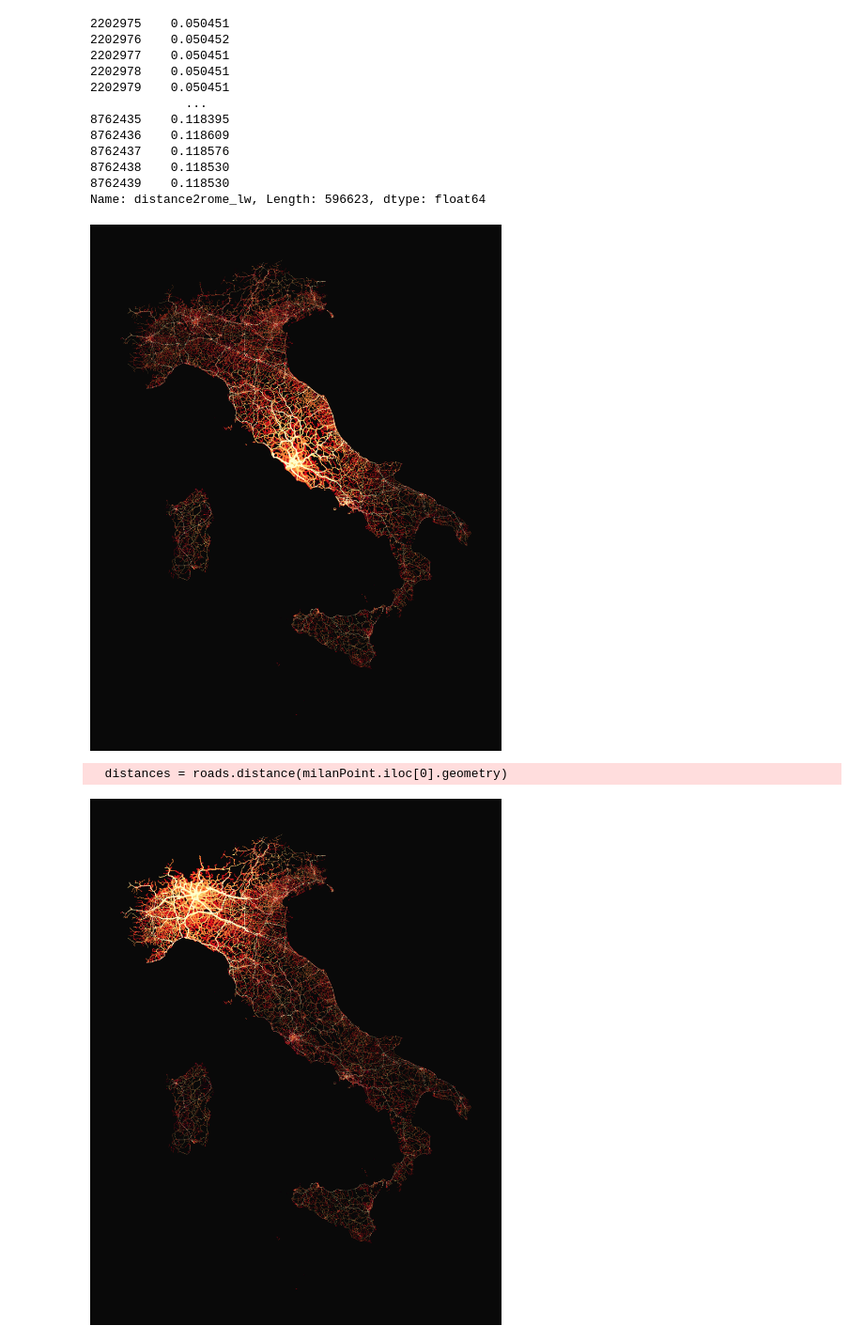
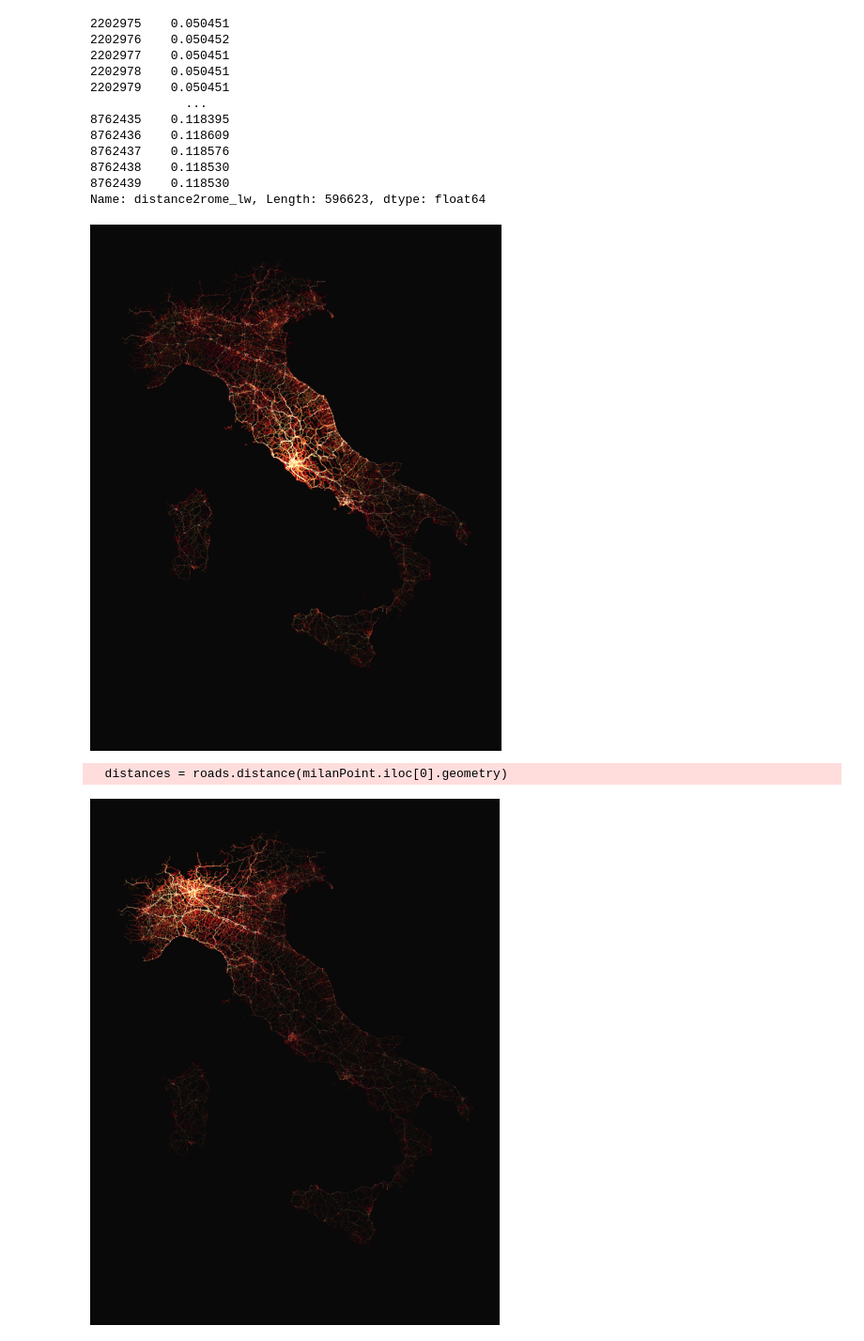
Before and after one commit to simha97/geospatial-visualizations, a Jupyter notebook: roads/italy.ipynb, the cells around one changed output. Shown at 94% size. Cells and saved outputs as stored; diff of their text form; code cells hidden in the pictures.

```diff
--- a/roads/italy.ipynb
+++ b/roads/italy.ipynb
@@ -86,12 +89,12 @@ Name: distance2rome_lw, Length: 596623, dtype: float64
 # %%
 fig, ax = plt.subplots(facecolor='#090909', figsize=(10, 5), dpi=250)
 
-roads.plot(ax=ax, column="GP_RTP", cmap="YlOrRd", lw=roads['distance2rome_lw'])
+roads.plot(ax=ax, column="GP_RTP", cmap="YlOrRd", lw=0.5, alpha=roads['distance2rome_lw'])
 ax.axis('off')
 
 plt.show()
 # %% [output]
-[figure, old version]
+[figure, new version]
 # %%
 milanPoint = gpd.GeoDataFrame({'geometry': [Point(9.188321, 45.464762)]},
 crs="EPSG:4326")
@@ -108,11 +111,11 @@ rightSpan = 0.9 - 0.05
 valueScaled = (roads['distance2milan_lw']- np.amin(roads['distance2milan_lw'])) / leftSpan
 roads['distance2milan_lw'] = 0.05 + (valueScaled * rightSpan)
 # %%
-fig, ax = plt.subplots(facecolor='#090909', figsize=(10, 5), dpi=250)
+fig, ax = plt.subplots(facecolor='#090909', figsize=(6, 7.5), dpi=300)
 
-roads.plot(ax=ax, column="GP_RTP", cmap="YlOrRd", lw=roads['distance2milan_lw'])
+roads.plot(ax=ax, column="GP_RTP", cmap="YlOrRd", lw=0.5, alpha=roads['distance2milan_lw'])
 ax.axis('off')
 
 plt.show()
 # %% [output]
-[figure, old version]
+[figure, new version]
```
Also changed, not shown: parts of 2 cells of this notebook, 1 other file.
